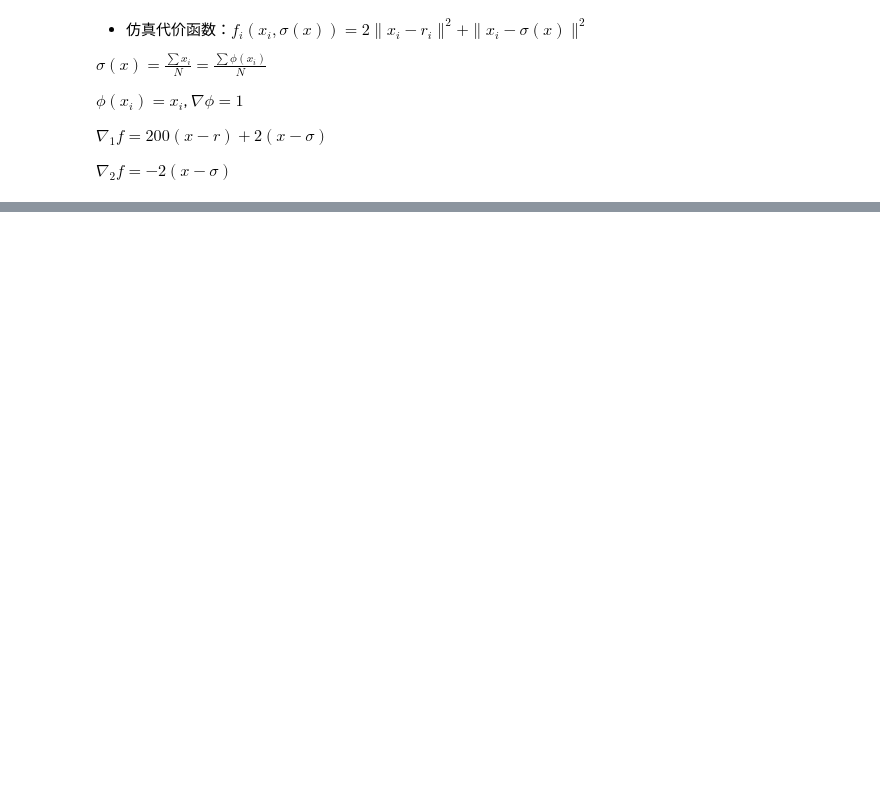
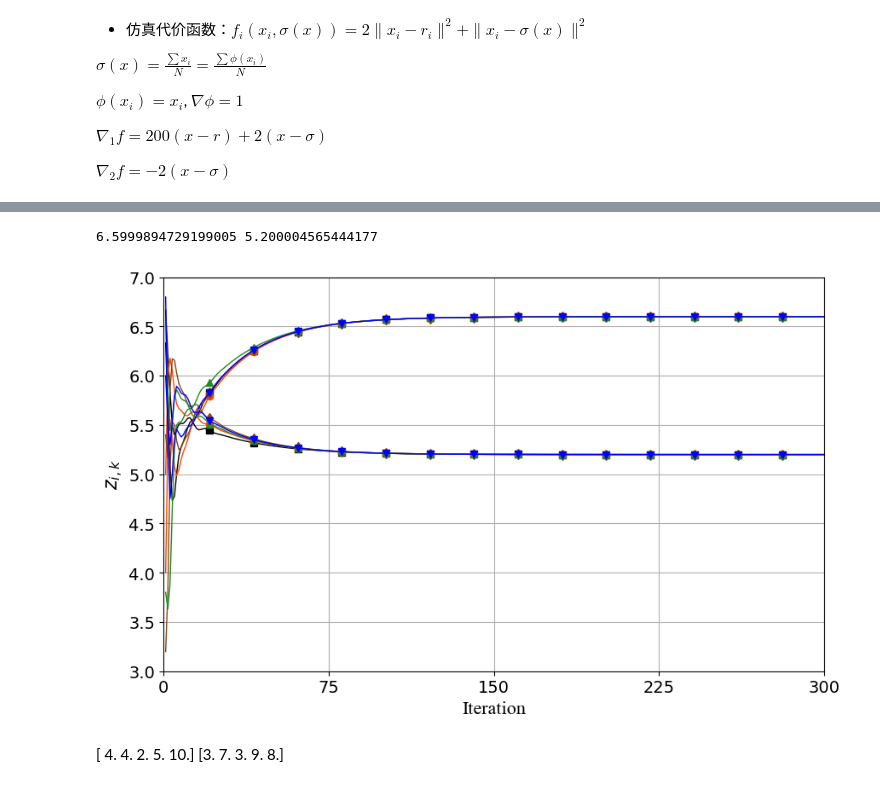
Before and after one commit to potatoQi/Distributed-Innovative-Algorithms-on-Columnar-Stochastic-Matrices, a Jupyter notebook: sim_PlacementProblem.ipynb, the cells around one changed output, grey strips where cells are left out. Drawn from its saved outputs; the diff is of its cells as text; code cells hidden in the pictures; blank space fills up the shorter version.

```diff
--- a/sim_PlacementProblem.ipynb
+++ b/sim_PlacementProblem.ipynb
@@ -258,3 +325,65 @@ x/y坐标z的走势图
+# %%
+import matplotlib.pyplot as plt
+import numpy as np
+
+# 假设 s_x 和 s_y 是已经生成的数据
+# 例如：
+# s_x = np.random.rand(5, 300)
+# s_y = np.random.rand(5, 300)
+# Iter_Num 和 n 已定义
+
+print(s_x[0][Iter_Num-1], s_y[0][Iter_Num-1])
+
+# 设置画布尺寸
+plt.rcParams['figure.figsize'] = (10, 6)
+
+# 设置 y 轴标签
+plt.ylabel(r'$\sigma_i^k$', fontsize=16, fontname='Times New Roman')
+
+# 定义标记符号和颜色，分开为 x 和 y 使用不同颜色
+markers = ['s', 'o', 'd', '^', 'v']  # 标记符号与您的需求一致
+colors = ['black', 'orangered', 'saddlebrown', 'forestgreen', 'blue']  # 修改后的颜色
+
+# 绘制每条曲线
+for i in range(n):
+    # 生成标记点位置列表，跳过第一个位置
+    interval = int(Iter_Num / 15)
+    markevery = list(range(interval, Iter_Num, interval))
+
+    plt.plot(range(1, Iter_Num + 1), s_x[i], linestyle='-', linewidth=1.0, markersize=6,
+             markevery=markevery, marker=markers[i], color=colors[i], label=f'node {i+1}')
+    plt.plot(range(1, Iter_Num + 1), s_y[i], linestyle='-', linewidth=1.0, markersize=6,
+             markevery=markevery, marker=markers[i], color=colors[i])
+
+# 启用网格
+plt.grid(True)
+
+# 设置x轴和y轴标签及字体
+plt.xlabel('Iteration', fontsize=16, fontname='Times New Roman')
+plt.ylabel(r'$z_{i,k}$', fontsize=16, fontname='Times New Roman')
+
+# 设置x轴刻度范围和间隔
+x_ticks = np.linspace(0, Iter_Num, 5)
+plt.xticks(x_ticks, fontsize=14)
+
+# 设置y轴刻度范围和字体大小
+plt.ylim(3, 7)  # 根据您的数据适当调整
+plt.yticks(fontsize=14)
+
+# 设置x轴显示范围
+plt.xlim(0, Iter_Num)
+
+# 添加图例
+# plt.legend(loc="upper right", fontsize=13)
+
+# 保存图像为PDF文件
+plt.savefig('fig6.pdf', bbox_inches='tight')
+
+# 显示绘制的图像
+plt.show()
+# %% [output]
+6.5999894729199005 5.200004565444177
+[figure, added]
 # %%
 # # 检验z的收敛性
 # sum = 0
@@ -272,3 +401,6 @@ x/y坐标z的走势图
 # print(2 * (sum - 5))
 # for i in range(n):
 #     print(p[i])
+# %% [markdown]
+[ 4.  4.  2.  5. 10.]
+[3. 7. 3. 9. 8.]
```
Also changed, not shown: parts of 4 cells of this notebook, 22 other files.
